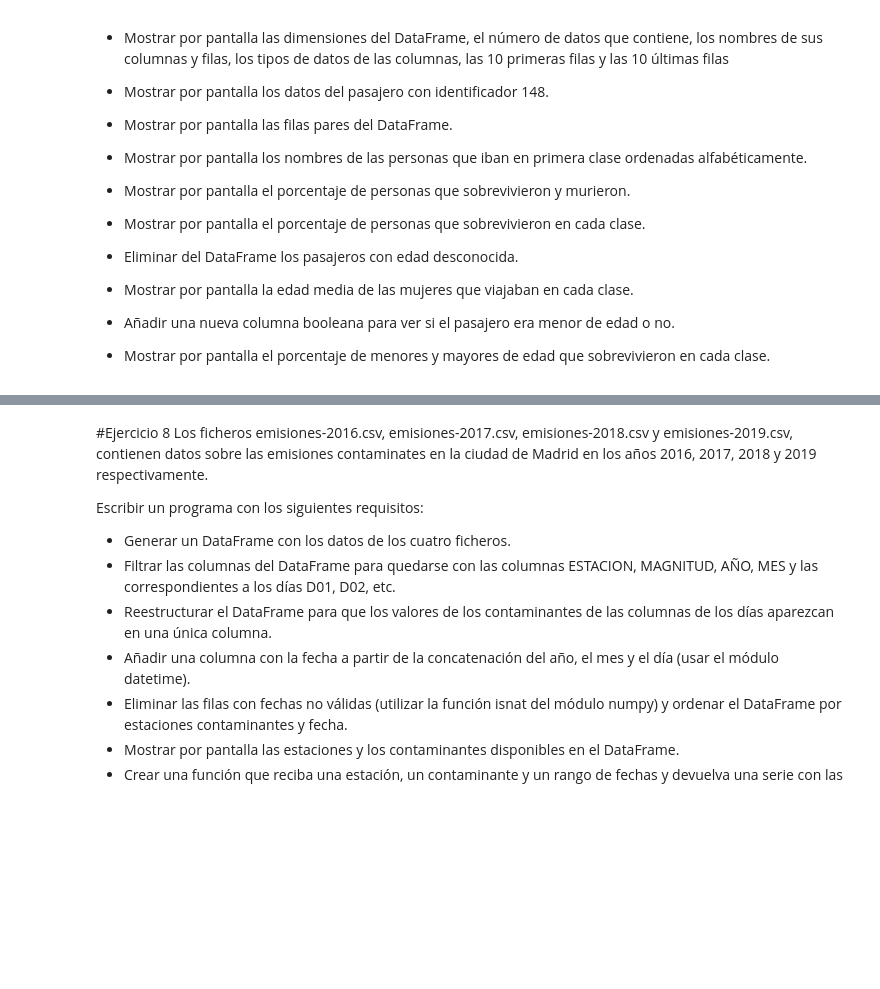
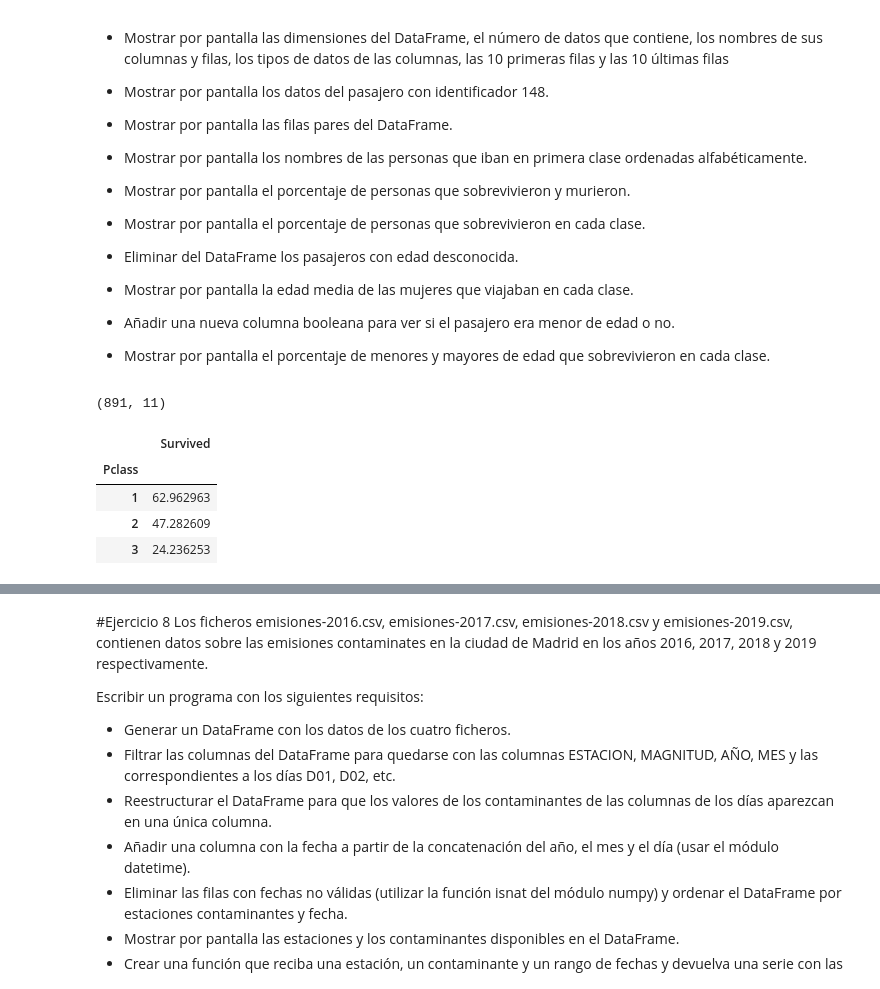
Before and after one commit to RaTon84/Pandas, a Jupyter notebook: Pandas.ipynb, the cells around one changed output, grey strips where cells are left out. Cells and saved outputs as stored; diff of their text form; code cells hidden in the pictures; blank space fills up the shorter version.

```diff
--- a/Pandas.ipynb
+++ b/Pandas.ipynb
@@ -264,17 +256,18 @@ Escribir un programa con los siguientes requisitos:
 - Mostrar por pantalla el porcentaje de menores y mayores de edad que sobrevivieron en cada clase.
 # %%
 import pandas as pd
-def construirDf_csv(csv)-> pd.DataFrame:
-  df = pd.read_csv(csv, sep=",", thousands=".", index_col=0, header=0)
-  return df
+# def construirDf_csv(csv)-> pd.DataFrame:
+#   df = pd.read_csv(csv, sep=",", thousands=".", index_col=0, header=0)
+#   return df
+#https://drive.google.com/file/d/1VU_D6mX9GRjBkJ18h75uRUPQPIpv7Md9/view?usp=drive_link
 
-df = construirDf_csv("titanic.csv")
-df
-total= df.shape[0]
-cantidadMuertos = sum(df["Survived"]==0)
-cantidadVivos = sum(df["Survived"]==1)
-# Pclass
-# pd.DataFrame(["2","Pclass"],["dwdw2",""]) #ejemplo
+file_id = '1VU_D6mX9GRjBkJ18h75uRUPQPIpv7Md9'
+url = f'https://drive.google.com/uc?id={file_id}'
+df = pd.read_csv(url, sep=",",thousands='.', index_col=0, header=0)
+# cantidadMuertos = sum(df["Survived"]==0)
+# cantidadVivos = sum(df["Survived"]==1)
+# %% [output]
+(891, 11)
 # %%
 #Mostrar por pantalla las dimensiones del DataFrame, el número de datos que contiene, los nombres de sus columnas y filas, los tipos de datos de las columnas, las 10 primeras filas y las 10 últimas filas
 print("Dimensiones de df: ", df.shape,"\n")
@@ -328,14 +327,15 @@ df["Survived"].value_counts()/df.shape[0]*100                        ### no se s
 # round(3.14159, 2)
 # %%
 # Mostrar por pantalla el porcentaje de personas que sobrevivieron en cada clase.
-# df[["Pclass","Survived"]].groupby("Pclass").mean()*100
+
+df[["Pclass","Survived"]].groupby("Pclass").mean()*100
 # df.groupby("Pclass")["Survived"].mean()*100
-# print(df.head(),"\n")
-df.groupby("Pclass").filter(lambda x : "Sex" == "female")#["Age"].mean()
-df.groupby("Pclass")["Age"].mean()
-#
-#
-# df.head()
+# %% [output]
+|  | Survived |
+| Pclass |  |
+| 1 | 62.962963 |
+| 2 | 47.282609 |
+| 3 | 24.236253 |
 # %%
 # Eliminar del DataFrame los pasajeros con edad desconocida. DROP
 
```
Also changed, not shown: parts of 5 cells of this notebook.
